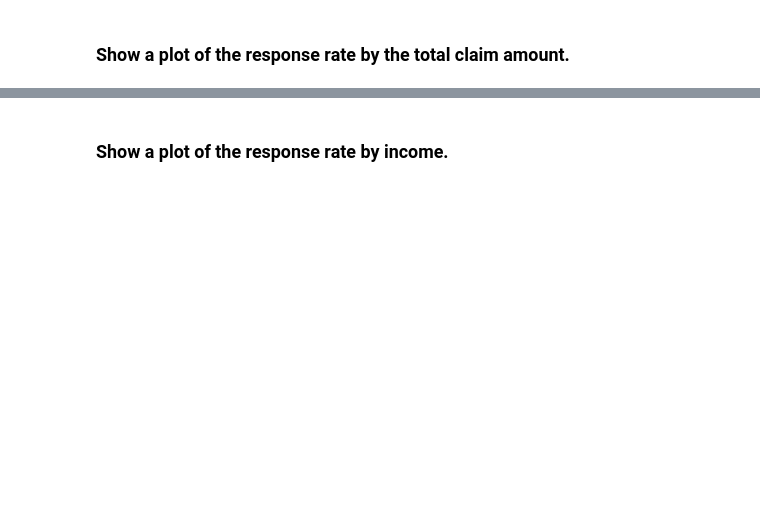
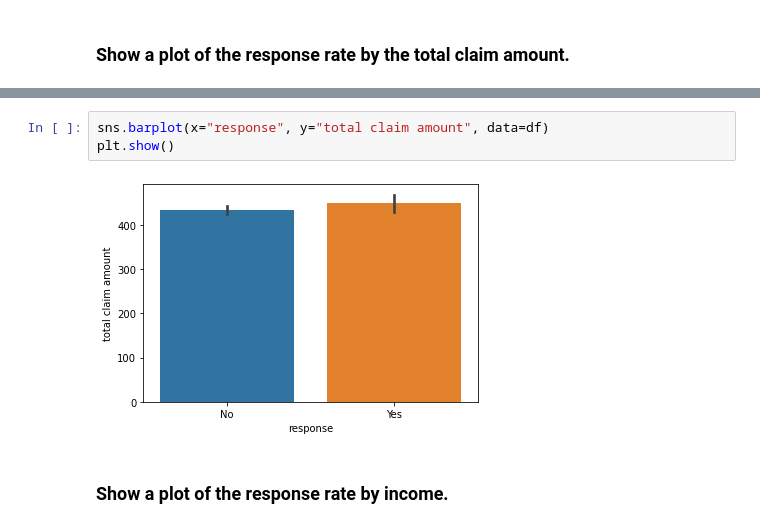
Before and after one commit to Jesus-Almansa/lab-customer-analysis-round-2, a Jupyter notebook: files_for_lab/csv_files/customer_analysis_round2.ipynb, the cells around one changed output, grey strips where cells are left out. Cells and saved outputs as stored; diff of their text form; blank space fills up the shorter version.

```diff
--- a/files_for_lab/csv_files/customer_analysis_round2.ipynb
+++ b/files_for_lab/csv_files/customer_analysis_round2.ipynb
@@ -82,2 +103,7 @@ df['response'].value_counts().plot(kind='bar'), df['response'].value_counts()
+# %%
+sns.barplot(x="response", y="total claim amount", data=df)
+plt.show()
+# %% [output]
+[figure, added]
 # %% [markdown]
 ### Show a plot of the response rate by income.
```
Also changed, not shown: parts of 5 cells of this notebook.
